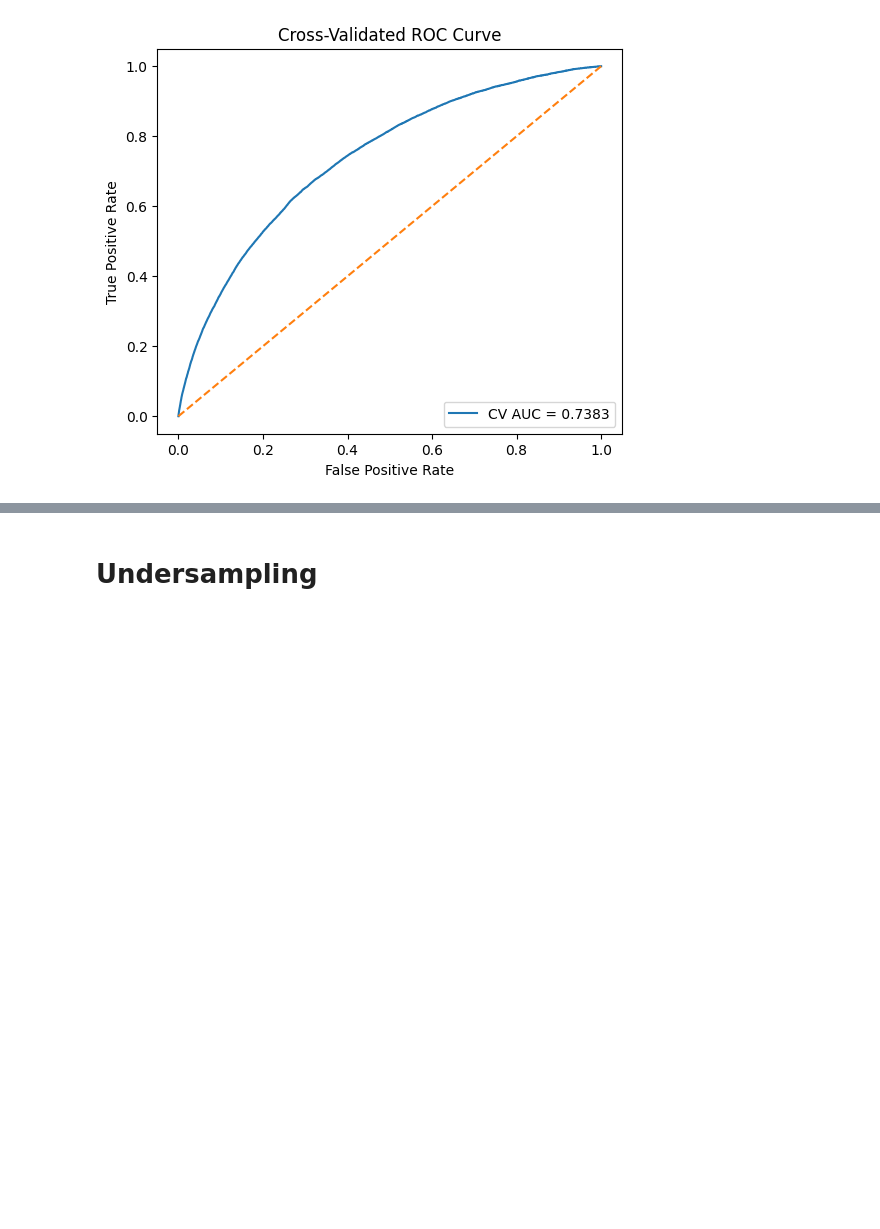
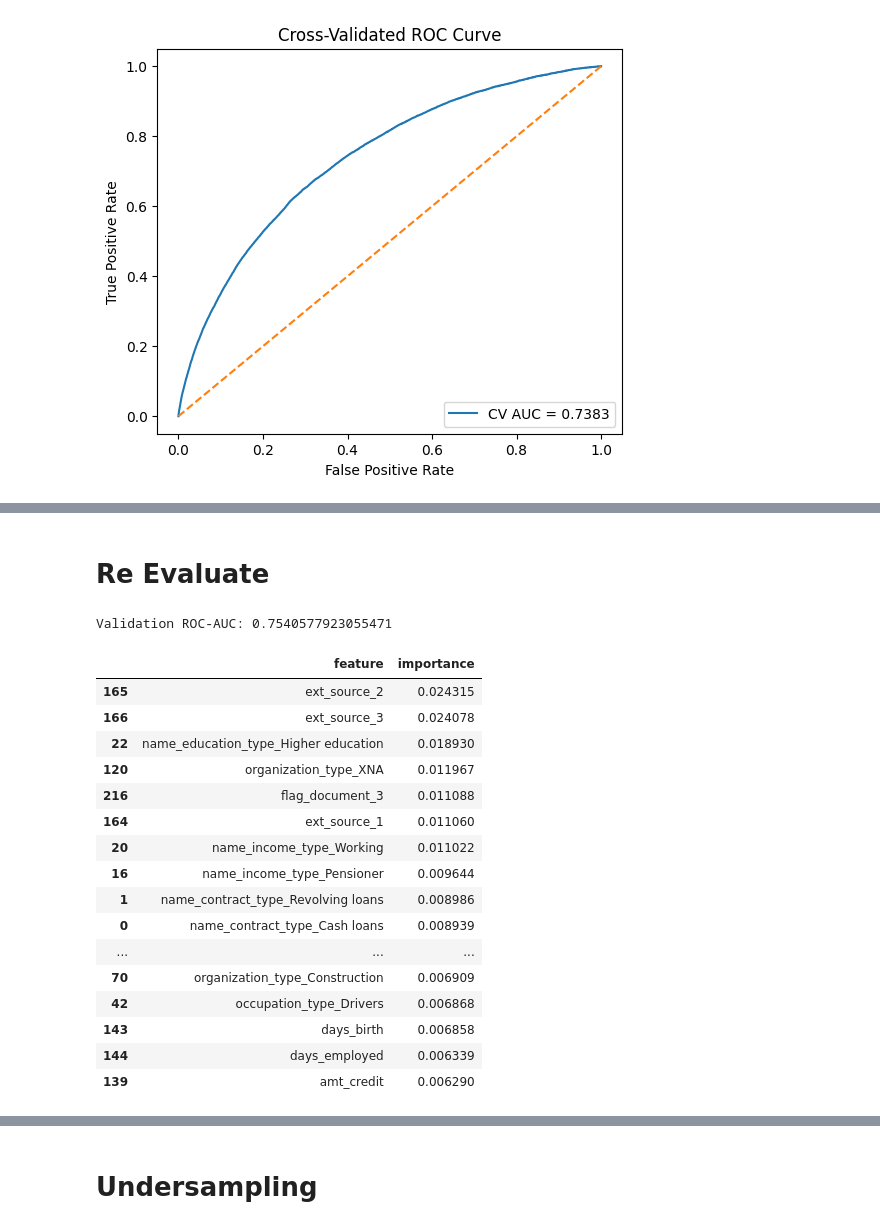
Before and after one commit to kwanda2426/ACML_26_P1, a Jupyter notebook: new_ACML.ipynb, the cells around one changed output, grey strips where cells are left out. Drawn from its saved outputs; the diff is of its cells as text; code cells hidden in the pictures; blank space fills up the shorter version.

```diff
--- a/new_ACML.ipynb
+++ b/new_ACML.ipynb
@@ -506,0 +695,10 @@ plt.show()
+# %% [markdown]
+# Re Evaluate
+# %%
+valid_probs = xgb_pipeline.predict_proba(X_valid)[:, 1]
+
+auc = roc_auc_score(y_valid, valid_probs)
+
+print("Validation ROC-AUC:", auc)
+# %% [output]
+Validation ROC-AUC: 0.7540577923055471
@@ -506,0 +728,20 @@ plt.show()
+# %%
+importance_df.head(20)
+# %% [output]
+|  | feature | importance |
+| 165 | ext_source_2 | 0.024315 |
+| 166 | ext_source_3 | 0.024078 |
+| 22 | name_education_type_Higher education | 0.018930 |
+| 120 | organization_type_XNA | 0.011967 |
+| 216 | flag_document_3 | 0.011088 |
+| 164 | ext_source_1 | 0.011060 |
+| 20 | name_income_type_Working | 0.011022 |
+| 16 | name_income_type_Pensioner | 0.009644 |
+| 1 | name_contract_type_Revolving loans | 0.008986 |
+| 0 | name_contract_type_Cash loans | 0.008939 |
+| ... | ... | ... |
+| 70 | organization_type_Construction | 0.006909 |
+| 42 | occupation_type_Drivers | 0.006868 |
+| 143 | days_birth | 0.006858 |
+| 144 | days_employed | 0.006339 |
+| 139 | amt_credit | 0.006290 |
```
Also changed, not shown: parts of 68 cells of this notebook.
